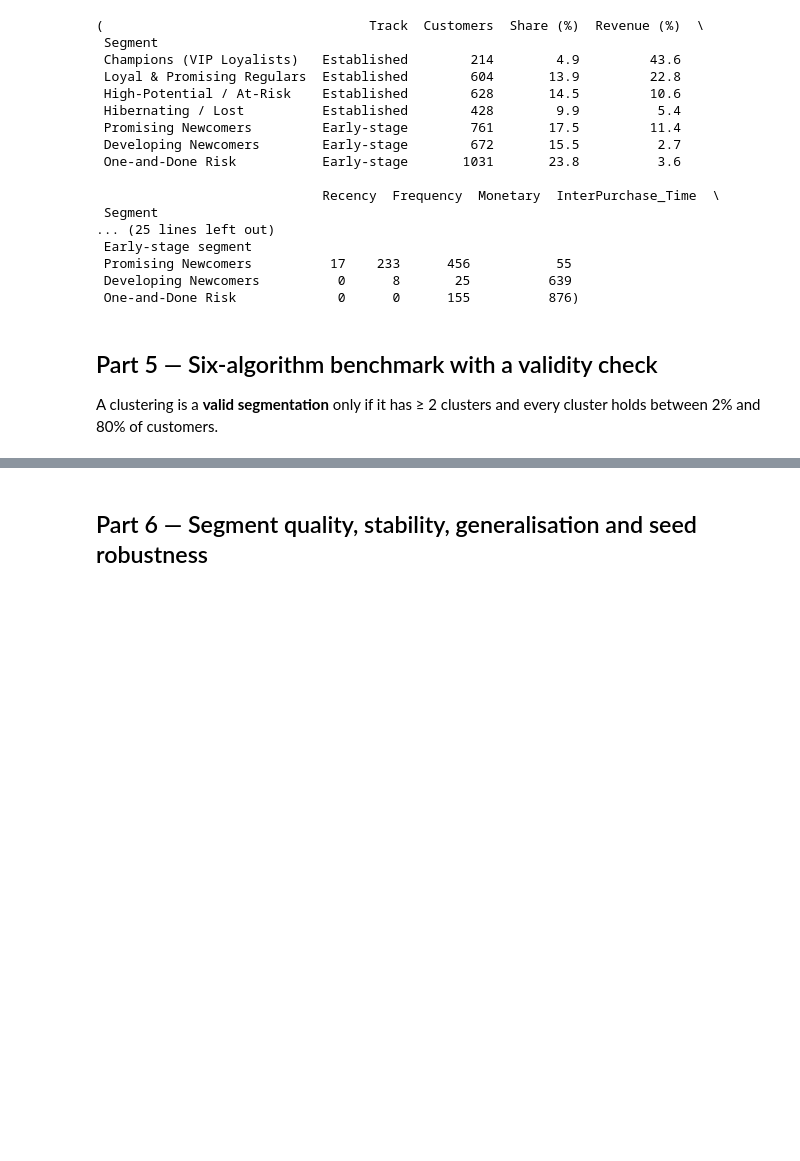
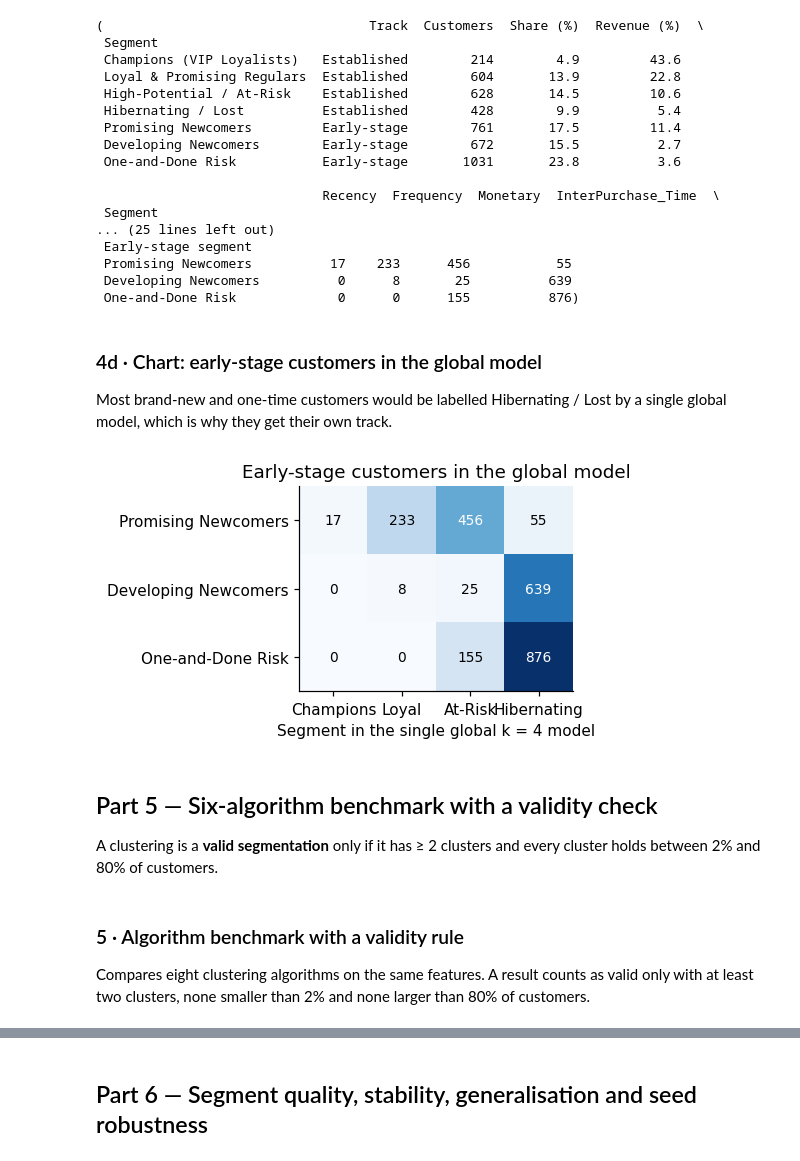
Before and after one commit to ahammedzihadkhan/Thesis-scrap-, a Jupyter notebook: thesis/notebook/Extended_RFM_Thesis.ipynb, the cells around one changed output, grey strips where cells are left out. Saved outputs shown, nothing was run; the diff lists cells and outputs as text; code cells hidden in the pictures; blank space fills up the shorter version.

```diff
--- a/thesis/notebook/Extended_RFM_Thesis.ipynb
+++ b/thesis/notebook/Extended_RFM_Thesis.ipynb
@@ -426,9 +469,28 @@ tp, track_q, xt
  Promising Newcomers          17    233      456           55
  Developing Newcomers          0      8       25          639
  One-and-Done Risk             0      0      155          876)
+# %% [markdown]
+### 4d · Chart: early-stage customers in the global model
+Most brand-new and one-time customers would be labelled Hibernating / Lost by a single global model, which is why they get their own track.
+# %%
+# Where the single global model would have put the early-stage customers (the table above, as a heat map).
+fig, ax = plt.subplots(figsize=(6.5, 2.8))
+ax.imshow(xt.values, cmap="Blues")
+ax.set_xticks(range(len(xt.columns)), xt.columns)
+ax.set_yticks(range(len(xt.index)), xt.index)
+for (r, c), v in np.ndenumerate(xt.values):
+    ax.text(c, r, v, ha="center", va="center", fontsize=9, color="white" if v > xt.values.max() / 2 else "black")
+ax.set_xlabel("Segment in the single global k = 4 model")
+ax.set_title("Early-stage customers in the global model")
+savefig("f_two_track_heatmap")
+# %% [output]
+[figure, added]
 # %% [markdown]
 ## Part 5 — Six-algorithm benchmark with a validity check
 A clustering is a **valid segmentation** only if it has ≥ 2 clusters and every cluster holds between 2% and 80% of customers.
+# %% [markdown]
+### 5 · Algorithm benchmark with a validity rule
+Compares eight clustering algorithms on the same features. A result counts as valid only with at least two clusters, none smaller than 2% and none larger than 80% of customers.
 # %%
 def validity(labels):
     core = labels[labels >= 0]
```
Also changed, not shown: parts of 48 cells of this notebook, 7 other files.
